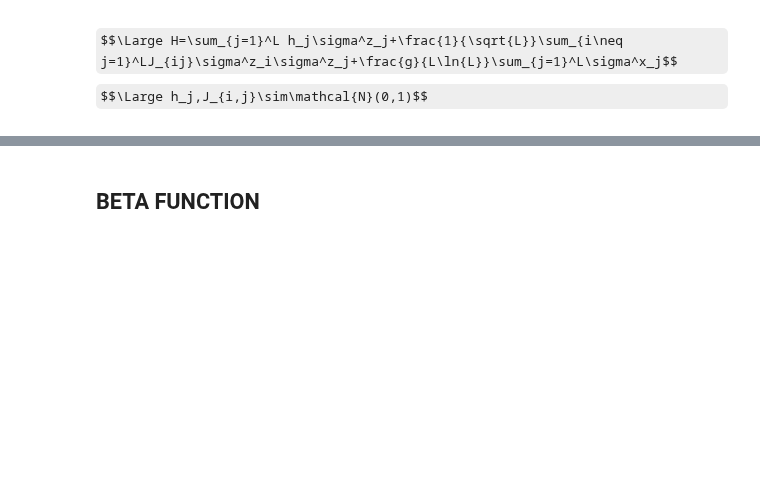
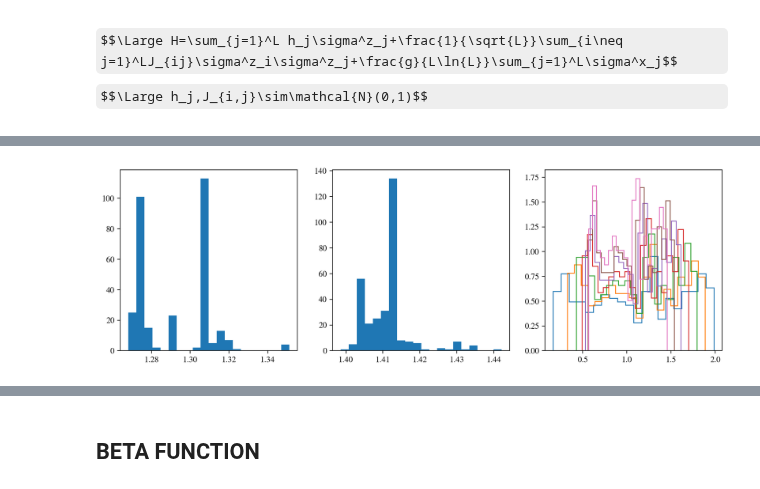
Before and after one commit to Rafal-Swietek/QHamSolver, a Jupyter notebook: QREM/Jupyter_Python/notebook.ipynb, the cells around one changed output, grey strips where cells are left out. Saved outputs shown, nothing was run; the diff lists cells and outputs as text; code cells hidden in the pictures; some formulas as TeX source; blank space fills up the shorter version.

```diff
--- a/QREM/Jupyter_Python/notebook.ipynb
+++ b/QREM/Jupyter_Python/notebook.ipynb
@@ -345,0 +516,32 @@ print(-aa / np.log(2))
+# %%
+N=5
+gamma=1.0
+alfa=1.0
+
+critfun='free'
+ansatz='classic'
+nejm = "GapRatio"
+# nejm = "Thouless"
+filename = f"CriticalParameters/{nejm}_critfun=%s_ansatz=%s.hdf5"%(critfun, ansatz)
+
+if exists(filename):
+    with h5py.File(filename, "r") as file:
+        crit_pars   = np.transpose(np.array(file.get('crit_pars')))
+        crit_exp    = np.array(file.get('crit exp'))
+        CF          = np.array(file.get('costfun'))
+
+fig, axis = plt.subplots( nrows=1, ncols=3 + int(not critfun == 'free'), figsize=(13,4), dpi = 200)
+axis[0].hist(crit_exp, bins=20)
+axis[1].hist(CF, bins=20)
+
+sizes = np.arange(8, 15, 1)
+if critfun == 'free':
+    for ii in range(len(sizes)):
+        hist, edges = np.histogram(crit_pars[ii], bins=20, normed=True)
+        axis[2].stairs(hist, edges)
+else:
+    for ii in range(len(crit_pars)):
+        hist, edges = np.histogram(crit_pars[ii], bins=20, normed=True)
+        axis[2+ii].stairs(hist, edges)
+# %% [output]
+[figure, added]
```
Also changed, not shown: parts of 27 cells of this notebook, 16 other files.
